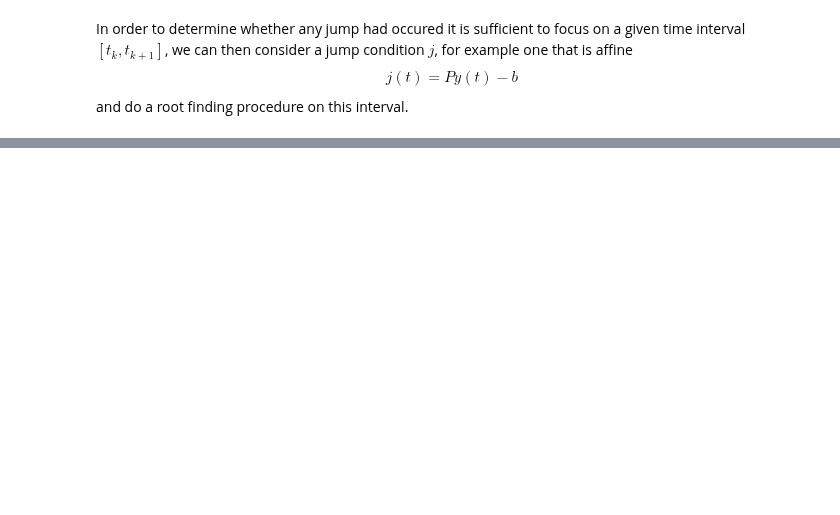
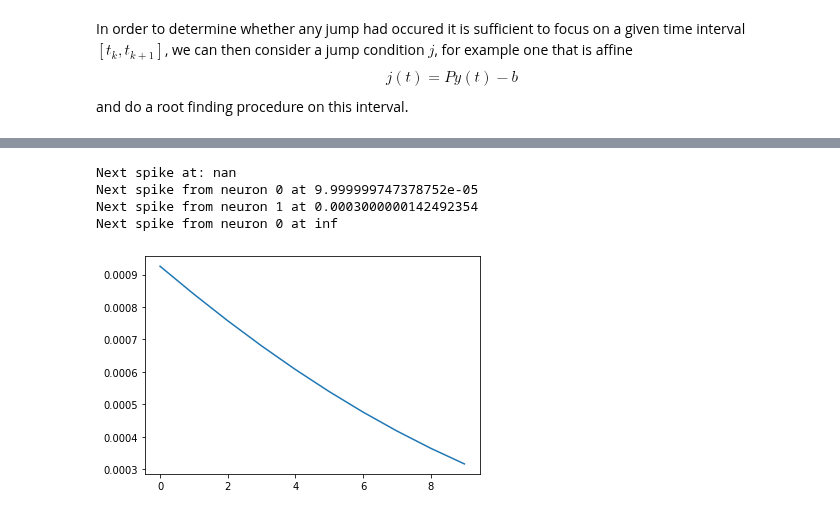
Before and after one commit to electronicvisions/jaxsnn, a Jupyter notebook: jaxsnn/notebooks/exponential_integrators.ipynb, the cells around one changed output, grey strips where cells are left out. Drawn from its saved outputs; the diff is of its cells as text; code cells hidden in the pictures; blank space fills up the shorter version.

```diff
--- a/jaxsnn/notebooks/exponential_integrators.ipynb
+++ b/jaxsnn/notebooks/exponential_integrators.ipynb
@@ -117,7 +203,11 @@ DeviceArray(nan, dtype=float32)
 # %%
+def single_tr_equation(weights, x, spike_idx):
+  i_new = x[1] + weights[0]
+  return np.array([0.0, i_new])
+
 def tr_equation(weights, x, spike_idx):
   x = x.at[spike_idx, 0].set(0.0)
-  i_new = x[:, 1] + weights[:, spike_idx]
+  i_new = x[:, 1] + weights[spike_idx, :]
   return np.stack((x[:, 0], i_new), axis=1)
 
 
@@ -136,12 +226,3 @@ def step(dynamics, solver, tr_dynamics, weights, y, dt):
   y_plus = jax.lax.cond(no_spike, true_fun, false_fun, *args)
 
   return y_plus, t_dyn, spike_idx
-# %%
-weights = np.array([[0.0, 1.0, 1.0], [1.0, 0.0, 1.0], [1.0, 1.0, 0.0]]) * 0.1  # type: ignore
-
-y = np.array([[0.2, 1.0], [0.1, 1.0], [0.0, 0.0]])
-
-step_fn = jax.jit(partial(step, batched_dynamics, batched_solver, tr_equation))
-# step_fn = partial(step, batched_dynamics, batched_solver, tr_equation)
-y_plus, dt, spike_idx = step_fn(weights, y, 0.1)
-%timeit step_fn(weights, y, 0.1)
@@ -149,0 +229,36 @@ y_plus, dt, spike_idx = step_fn(weights, y, 0.1)
+# %%
+# but how can we feed input spikes into the net?
+# we start with maximal one input spike per layer
+y0 = np.array([[0.0, 0.0], [0.0, 0.2], [0.0, 0.0]])
+input_spikes = np.array([1e-4, 3e-4, np.inf])
+
+t_spike = batched_ttfs_solver(y0, 1e-3)
+print(f"Next spike at: {np.min(t_spike)}")
+
+t_spike = np.where(np.isnan(t_spike), np.inf, t_spike)
+merged = np.minimum(t_spike, input_spikes)
+next_spike_idx = np.argmin(merged)
+next_spike_time = merged[next_spike_idx]
+print(f"Next spike from neuron {next_spike_idx} at {next_spike_time}")
+
+# but we only want to take input spikes that are still in the future
+# suppose our current time is t
+t = 2e-4
+input_spikes = np.where(input_spikes > t, input_spikes, np.inf)  # type: ignore
+merged = np.minimum(t_spike, input_spikes)
+next_spike_idx = np.argmin(merged)
+next_spike_time = merged[next_spike_idx]
+print(f"Next spike from neuron {next_spike_idx} at {next_spike_time}")
+
+# this also works. But what is returned if no next spike is coming up?
+t = 5e-4
+input_spikes = np.where(input_spikes > t, input_spikes, np.inf)  # type: ignore
+merged = np.minimum(t_spike, input_spikes)
+next_spike_idx = np.argmin(merged)
+next_spike_time = merged[next_spike_idx]
+print(f"Next spike from neuron {next_spike_idx} at {next_spike_time}")
+# %% [output]
+Next spike at: nan
+Next spike from neuron 0 at 9.999999747378752e-05
+Next spike from neuron 1 at 0.0003000000142492354
+Next spike from neuron 0 at inf
@@ -149,0 +292,27 @@ y_plus, dt, spike_idx = step_fn(weights, y, 0.1)
+# %%
+# train two neurons
+# train one neuron with a target spike time for the second spike
+
+n_neurons = 2
+weights = (1 - np.eye(n_neurons)) * 3.0  # type: ignore
+
+step_fn = partial(step, batched_dynamics, batched_ttfs_solver, tr_equation)
+input_spikes = np.array([0.001, np.inf])
+y = np.array([[0.0, 0.0], [0.0, 0.0]])
+dt = 0.1
+
+def first_spike(weights, y):
+    y, dt, spike_idx = step_fn(weights, input_spikes, y, 0.1)
+    y, dt, spike_idx = step_fn(weights, input_spikes - dt, y, 0.1)
+    return ((0.00015 - dt) / tau_mem) ** 2
+
+loss = []
+for i in range(10):
+    value, grad = jax.value_and_grad(first_spike)(weights, y)
+    loss.append(value)
+    weights = weights - 10 * grad
+
+plt.plot(np.arange(len(loss)), loss)
+plt.show()
+# %% [output]
+[figure, added]
```
Also changed, not shown: parts of 30 cells of this notebook, 33 other files.
